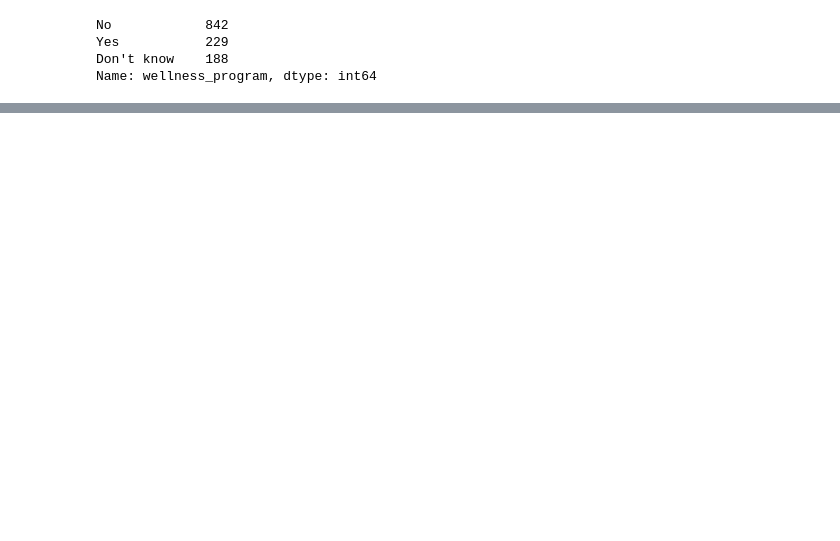
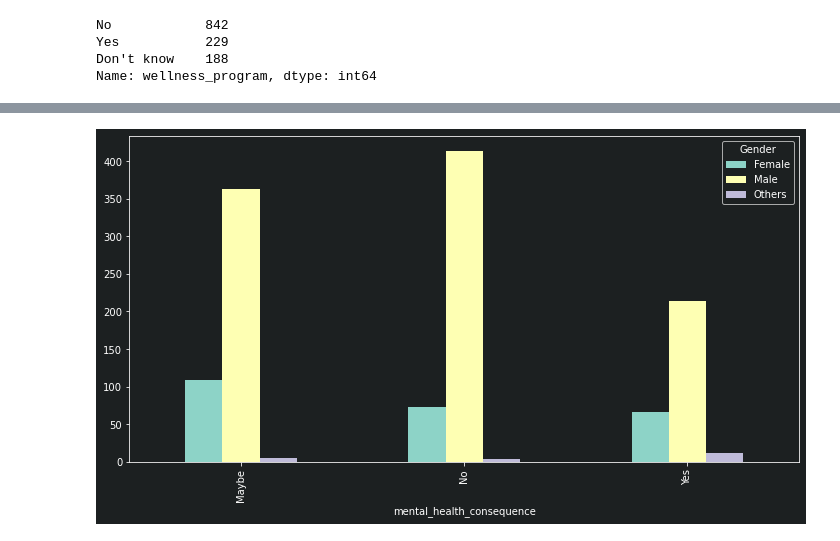
Before and after one commit to MohammedRizwan-1/Project-A-, a Jupyter notebook: Mental_health_in_tech_code-Rizwan's Working Copy.ipynb, the cells around one changed output, grey strips where cells are left out. Drawn from its saved outputs; the diff is of its cells as text; code cells hidden in the pictures; blank space fills up the shorter version.

```diff
--- a/Mental_health_in_tech_code-Rizwan's Working Copy.ipynb
+++ b/Mental_health_in_tech_code-Rizwan's Working Copy.ipynb
@@ -137,0 +150,6 @@ plt.show()
+# %%
+# Gender Vs Mental Health Consequence
+pd.crosstab(data_2014_clean['mental_health_consequence'],data_2014_clean['Gender']).plot(kind='bar',figsize=(12,6))
+plt.show()
+# %% [output]
+[figure, added]
```
Also changed, not shown: parts of 7 cells of this notebook.
